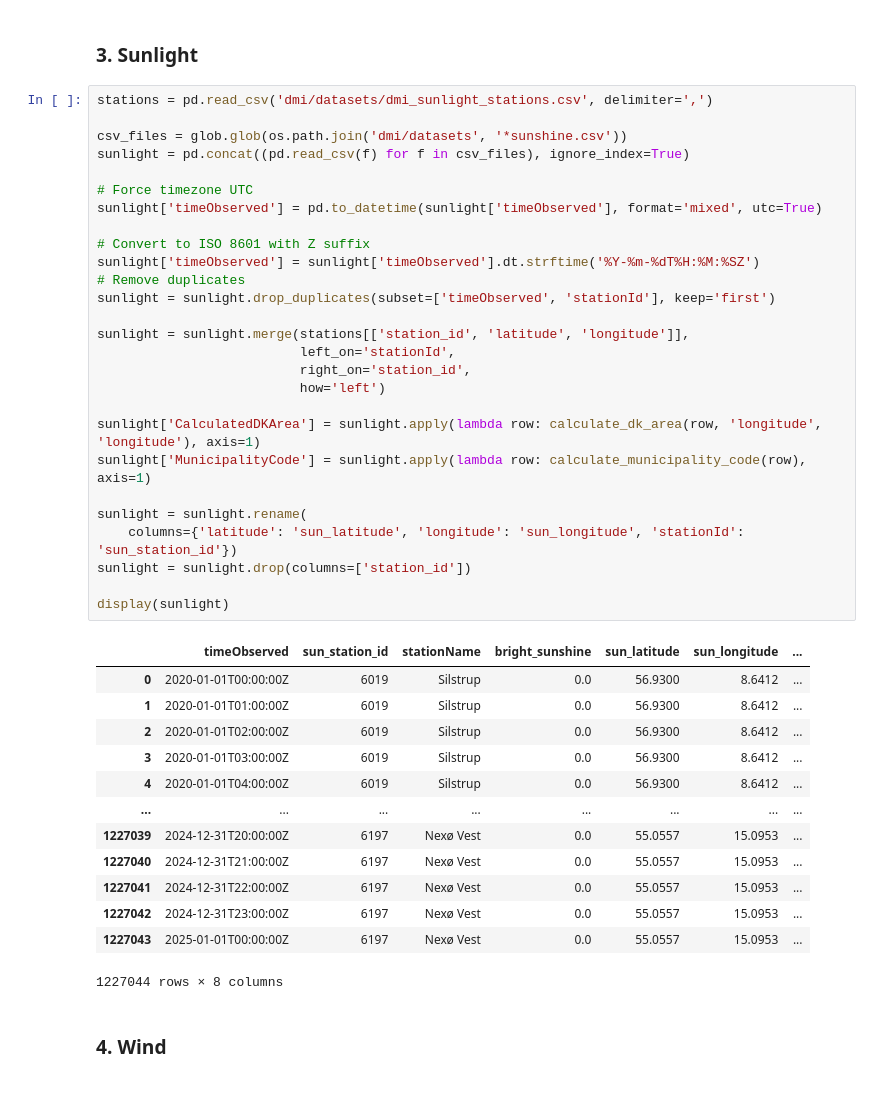
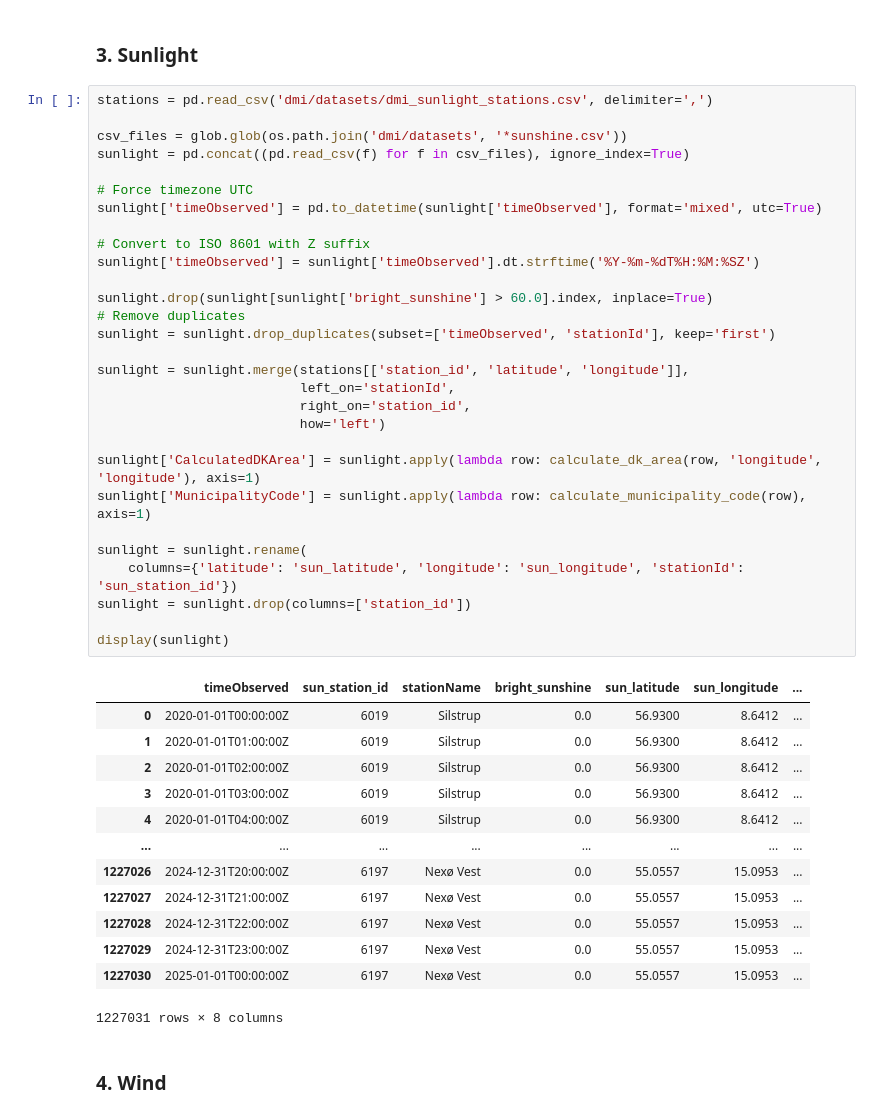
Before and after one commit to The-European-Avengers/BigDataProject, a Jupyter notebook: price_prediction.ipynb, the cells around one changed output. Drawn from its saved outputs; the diff is of its cells as text.

```diff
--- a/price_prediction.ipynb
+++ b/price_prediction.ipynb
@@ -115,39 +115,41 @@ sunlight = pd.concat((pd.read_csv(f) for f in csv_files), ignore_index=True)
 
 # Force timezone UTC
 sunlight['timeObserved'] = pd.to_datetime(sunlight['timeObserved'], format='mixed', utc=True)
 
 # Convert to ISO 8601 with Z suffix
 sunlight['timeObserved'] = sunlight['timeObserved'].dt.strftime('%Y-%m-%dT%H:%M:%SZ')
+
+sunlight.drop(sunlight[sunlight['bright_sunshine'] > 60.0].index, inplace=True)
 # Remove duplicates
 sunlight = sunlight.drop_duplicates(subset=['timeObserved', 'stationId'], keep='first')
 
 sunlight = sunlight.merge(stations[['station_id', 'latitude', 'longitude']],
                           left_on='stationId',
                           right_on='station_id',
                           how='left')
 
 sunlight['CalculatedDKArea'] = sunlight.apply(lambda row: calculate_dk_area(row, 'longitude', 'longitude'), axis=1)
 sunlight['MunicipalityCode'] = sunlight.apply(lambda row: calculate_municipality_code(row), axis=1)
 
 sunlight = sunlight.rename(
     columns={'latitude': 'sun_latitude', 'longitude': 'sun_longitude', 'stationId': 'sun_station_id'})
 sunlight = sunlight.drop(columns=['station_id'])
 
 display(sunlight)
 # %% [output]
 |  | timeObserved | sun_station_id | stationName | bright_sunshine | sun_latitude | sun_longitude | ... |
 | 0 | 2020-01-01T00:00:00Z | 6019 | Silstrup | 0.0 | 56.9300 | 8.6412 | ... |
 | 1 | 2020-01-01T01:00:00Z | 6019 | Silstrup | 0.0 | 56.9300 | 8.6412 | ... |
 | 2 | 2020-01-01T02:00:00Z | 6019 | Silstrup | 0.0 | 56.9300 | 8.6412 | ... |
 | 3 | 2020-01-01T03:00:00Z | 6019 | Silstrup | 0.0 | 56.9300 | 8.6412 | ... |
 | 4 | 2020-01-01T04:00:00Z | 6019 | Silstrup | 0.0 | 56.9300 | 8.6412 | ... |
 | ... | ... | ... | ... | ... | ... | ... | ... |
-| 1227039 | 2024-12-31T20:00:00Z | 6197 | Nexø Vest | 0.0 | 55.0557 | 15.0953 | ... |
-| 1227040 | 2024-12-31T21:00:00Z | 6197 | Nexø Vest | 0.0 | 55.0557 | 15.0953 | ... |
-| 1227041 | 2024-12-31T22:00:00Z | 6197 | Nexø Vest | 0.0 | 55.0557 | 15.0953 | ... |
-| 1227042 | 2024-12-31T23:00:00Z | 6197 | Nexø Vest | 0.0 | 55.0557 | 15.0953 | ... |
-| 1227043 | 2025-01-01T00:00:00Z | 6197 | Nexø Vest | 0.0 | 55.0557 | 15.0953 | ... |
+| 1227026 | 2024-12-31T20:00:00Z | 6197 | Nexø Vest | 0.0 | 55.0557 | 15.0953 | ... |
+| 1227027 | 2024-12-31T21:00:00Z | 6197 | Nexø Vest | 0.0 | 55.0557 | 15.0953 | ... |
+| 1227028 | 2024-12-31T22:00:00Z | 6197 | Nexø Vest | 0.0 | 55.0557 | 15.0953 | ... |
+| 1227029 | 2024-12-31T23:00:00Z | 6197 | Nexø Vest | 0.0 | 55.0557 | 15.0953 | ... |
+| 1227030 | 2025-01-01T00:00:00Z | 6197 | Nexø Vest | 0.0 | 55.0557 | 15.0953 | ... |
-1227044 rows × 8 columns
+1227031 rows × 8 columns
 # %% [markdown]
 ### 4. Wind
 # %%
```
Also changed, not shown: parts of 2 cells of this notebook.
